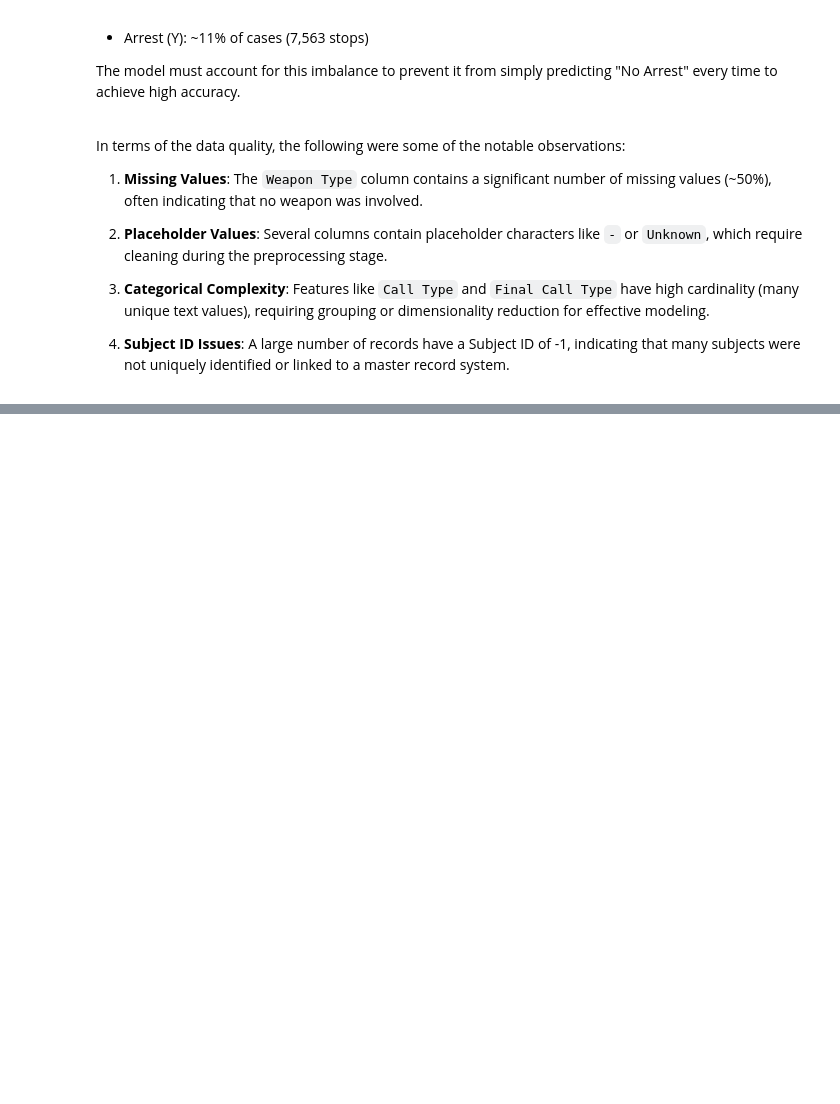
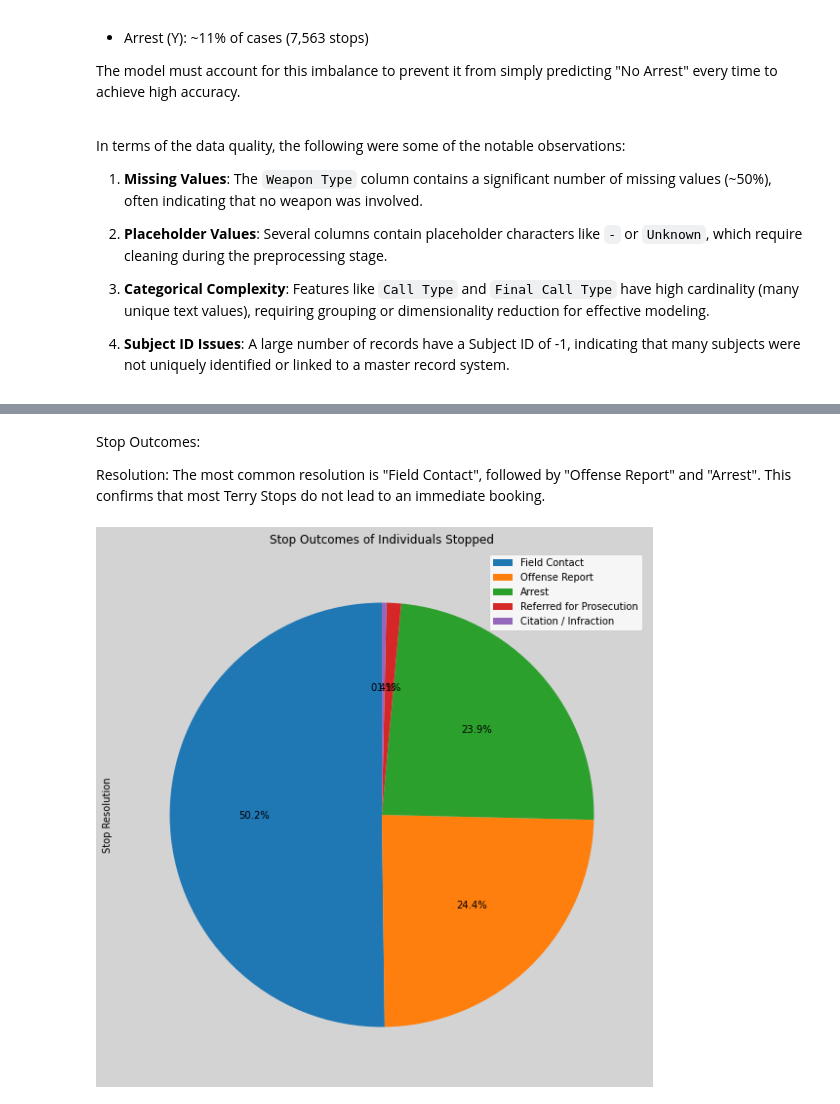
Before and after one commit to BC-254/analyzing-reasonable-suspicion, a Jupyter notebook: index.ipynb, the cells around one changed output, grey strips where cells are left out. Drawn from its saved outputs; the diff is of its cells as text; code cells hidden in the pictures; blank space fills up the shorter version.

```diff
--- a/index.ipynb
+++ b/index.ipynb
@@ -65,0 +113,13 @@ memory usage: 11.6+ MB
+# %% [markdown]
+Stop Outcomes:
+
+Resolution: The most common resolution is "Field Contact", followed by "Offense Report" and "Arrest". This confirms that most Terry Stops do not lead to an immediate booking.
+# %%
+# A piechart chart showing the stop outcomes of the individuals stopped
+plt.figure(figsize=(10, 10), facecolor = 'lightgrey')
+df_raw['Stop Resolution'].value_counts().plot(kind='pie', labels = None, autopct='%1.1f%%', startangle=90)
+plt.title('Stop Outcomes of Individuals Stopped')
+plt.legend(labels=df_raw['Stop Resolution'].value_counts().index, loc="best")
+plt.show()
+# %% [output]
+[figure, added]
```
Also changed, not shown: parts of 10 cells of this notebook, 1 other file.
